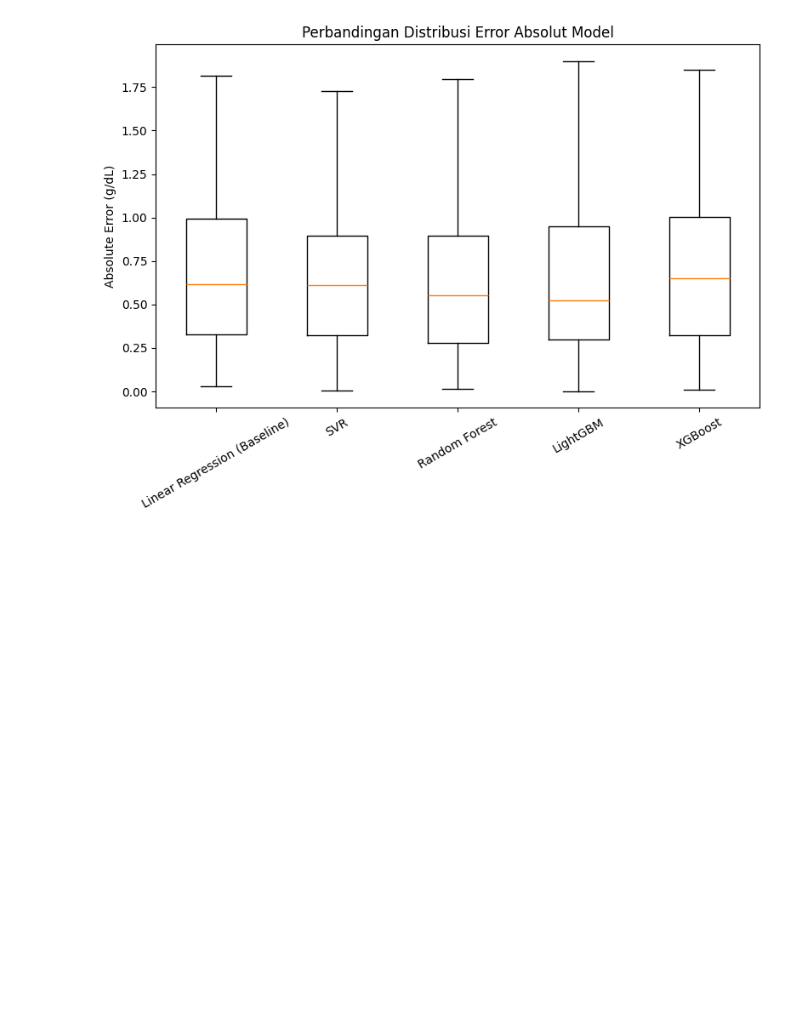
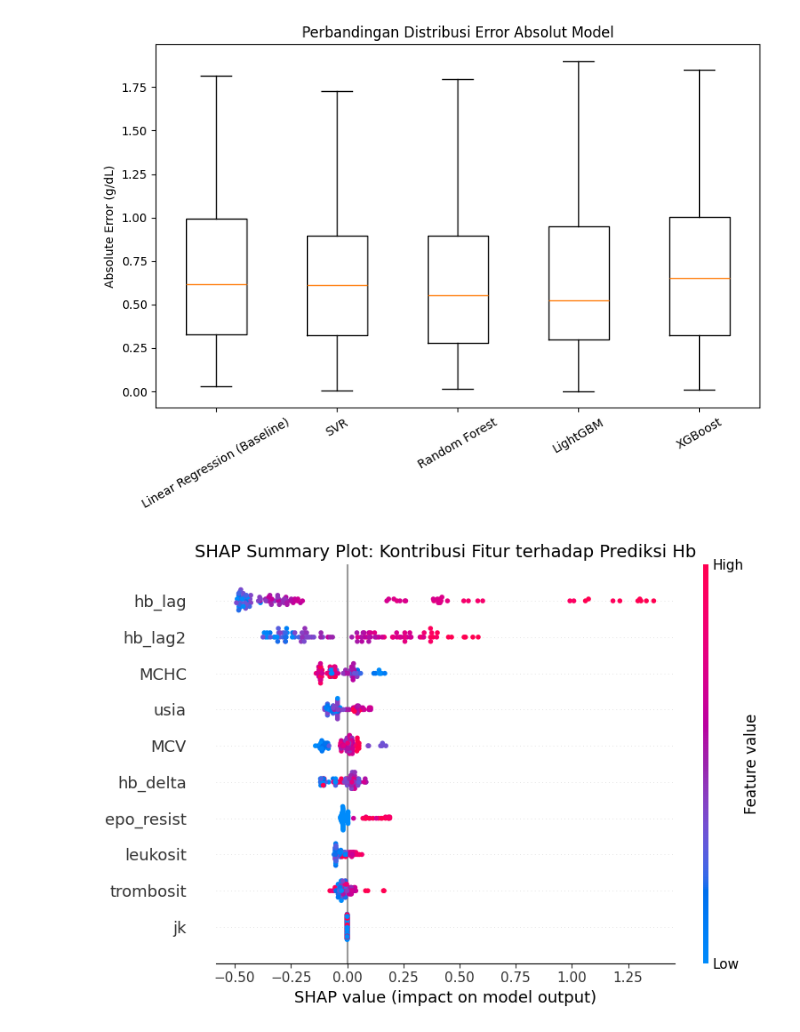
Before and after one commit to airtaprtw/PREDIKSI-KADAR-HB, a Jupyter notebook: notebooks/02_GridSearchModelling.ipynb, the cells around one changed output. Saved outputs shown, nothing was run; the diff lists cells and outputs as text; code cells hidden in the pictures; blank space fills up the shorter version.

Commit message:
MAYOR FIXING (streamlit early step, latency, grid search final, dll)

```diff
--- a/notebooks/GridSearchModelling.ipynb
+++ b/notebooks/02_GridSearchModelling.ipynb
@@ -718,3 +790,20 @@ plt.tight_layout()
 plt.show()
 # %% [output]
 [figure]
+# %%
+import shap
+import matplotlib.pyplot as plt
+
+best_lgbm = grid_lgbm.best_estimator_
+
+explainer = shap.TreeExplainer(best_lgbm)
+shap_values = explainer.shap_values(X_test)
+
+plt.figure(figsize=(10, 8))
+shap.summary_plot(shap_values, X_test, show=False)
+plt.title("SHAP Summary Plot: Kontribusi Fitur terhadap Prediksi Hb", fontsize=14)
+plt.tight_layout()
+plt.savefig("shap_summary_plot.png", dpi=300)
+plt.show()
+# %% [output]
+[figure, added]
```
Also changed, not shown: parts of 6 cells of this notebook, 9 other files.
